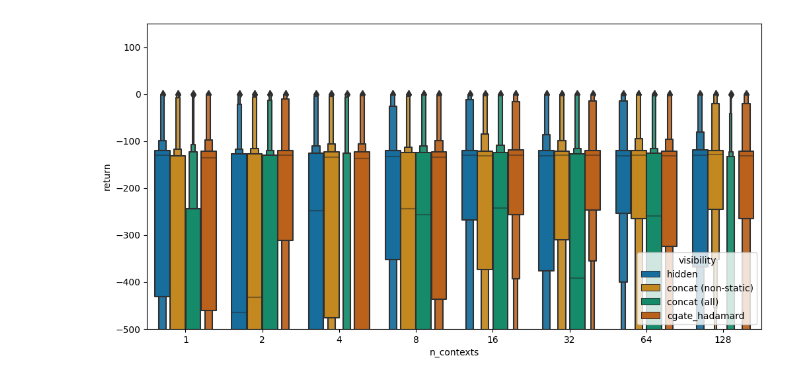
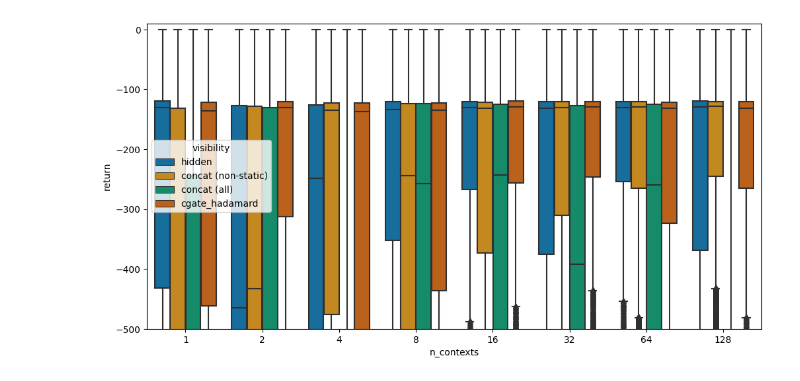
Before and after one commit to automl/CARL, a Jupyter notebook: experiments/evaluation/eval_context_efficiency.ipynb, the cells around one changed output. Drawn from its saved outputs; the diff is of its cells as text; code cells hidden in the pictures.

```diff
--- a/experiments/evaluation/eval_context_efficiency.ipynb
+++ b/experiments/evaluation/eval_context_efficiency.ipynb
@@ -7,6 +12,7 @@ folders_eval = [
     "/home/benjamin/Dokumente/code/tmp/tntcomp/CARL/multirun/2022-11-03/12-29-52/",  # hidden, visible_changing
     "/home/benjamin/Dokumente/code/tmp/tntcomp/CARL/multirun/2022-11-03/19-59-39",  # visibile_all, cgate_hadamard, cgate_lstm
 ]
-df = pd.concat([load(folder_eval=folder_eval, rpc_fn="tmp/rpc_context_efficiency_{i}.csv", reload_rpc=reload) for i, folder_eval in enumerate(folders_eval)]).reset_index(drop=True)
+df = pd.concat([load(folder_eval=folder_eval, rpc_fn=f"tmp/rpc_context_efficiency_{i}.csv", reload_rpc=reload) for i, folder_eval in enumerate(folders_eval)]).reset_index(drop=True)
 df = df[df["n_contexts"] < 256]
+df["n_contexts_log"] = df["n_contexts"].apply(lambda x: np.log(x)/np.log(2))  # n_contexts are 1,2,4,8,16,... power of 2
 # %%
@@ -20,14 +46,14 @@ ax = sns.kdeplot(data=filtered_df, x="n_contexts", y="return", hue="visibility",
 # %%
 import matplotlib.pyplot as plt
 import seaborn as sns
 
 sns.set_palette("colorblind")
 fig = plt.figure(figsize=(12,6))
 ax = fig.add_subplot(111)
 # ax = sns.violinplot(data=df, x="n_contexts", y="return", hue="visibility", cut=0, ax=ax)
 # ax = sns.lineplot(data=df, x="n_contexts", y="return", hue="visibility", ax=ax)
-ax = sns.boxenplot(data=df, x="n_contexts", y="return", hue="visibility", ax=ax)
-ax.set_ylim(-500, ax.get_ylim()[1])
+ax = sns.boxplot(data=df, x="n_contexts", y="return", hue="visibility", ax=ax)
+ax.set_ylim(-500, 10)
 plt.show()
 # %% [output]
-[figure, old version]
+[figure, new version]
```
Also changed, not shown: parts of 2 cells of this notebook, 1 other file.
